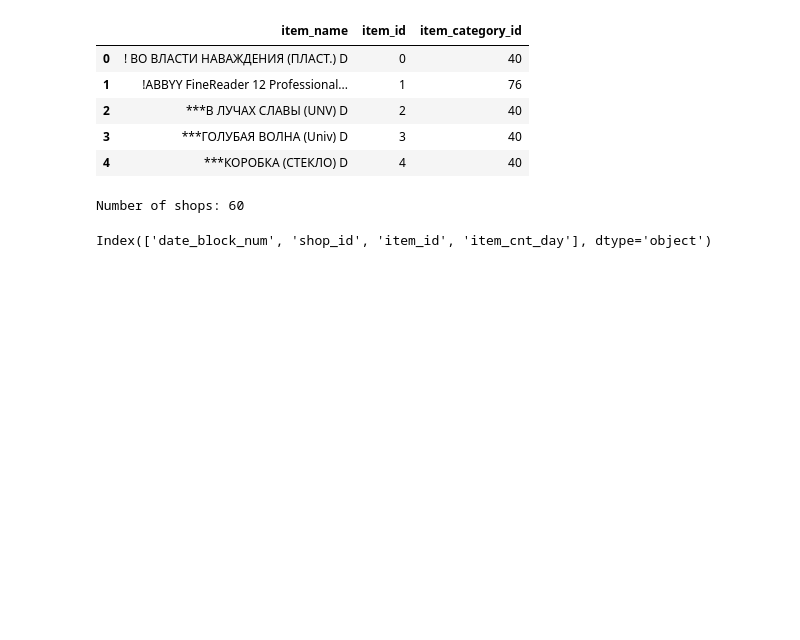
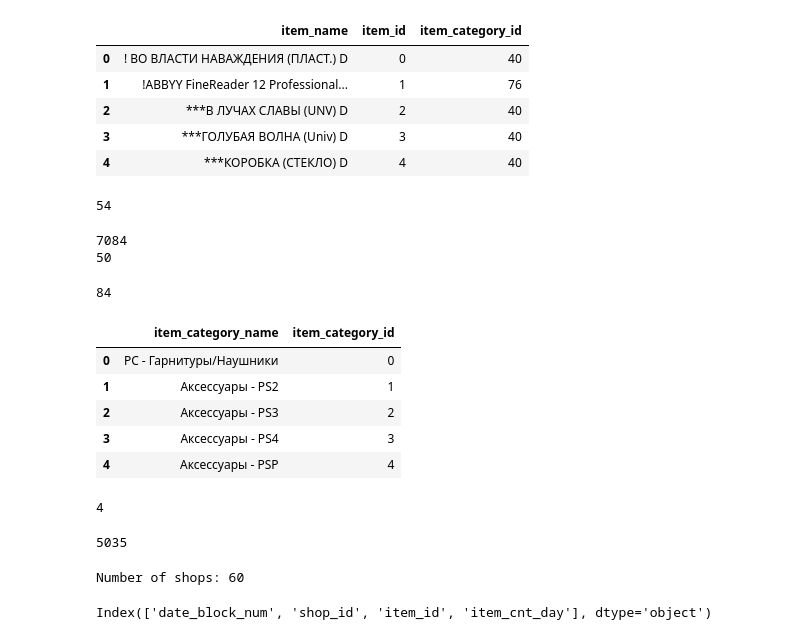
Before and after one commit to chiahsun/problem_solving, a Jupyter notebook: kaggle/competitive-data-science-predict-future-sales/CNN.ipynb, the cells around one changed output. Drawn from its saved outputs; the diff is of its cells as text; code cells hidden in the pictures; blank space fills up the shorter version.

```diff
--- a/kaggle/competitive-data-science-predict-future-sales/CNN.ipynb
+++ b/kaggle/competitive-data-science-predict-future-sales/CNN.ipynb
@@ -67,16 +67,45 @@ Number of items: 22170
 | 2 | ***В ЛУЧАХ СЛАВЫ (UNV) D | 2 | 40 |
 | 3 | ***ГОЛУБАЯ ВОЛНА (Univ) D | 3 | 40 |
 | 4 | ***КОРОБКА (СТЕКЛО) D | 4 | 40 |
-# %%
-# These seems not so useful for now
-# item_categories = pd.read_csv('./input/competitive-data-science-predict-future-sales/item_categories.csv')
-# item_categories.head()
-shops = pd.read_csv('./input/competitive-data-science-predict-future-sales/shops.csv')
-# shops.head()
-num_shops = len(shops)
-print(f'Number of shops: {num_shops}')
-# %% [output]
-Number of shops: 60
+# %%
+arr = list(map(lambda id: train[train.item_id == id].shop_id.nunique(), range(10))) # len(items)
+max(arr)
+# %% [output]
+54
+# %%
+print(train[train.shop_id == 5].item_id.nunique())
+print(train[train.item_id == 5037].shop_id.nunique())
+# %% [output]
+7084
+50
+# %%
+item_categories = pd.read_csv('./input/competitive-data-science-predict-future-sales/item_categories.csv')
+print(len(item_categories))
+item_categories.head()
+# %% [output]
+84
+|  | item_category_name | item_category_id |
+| 0 | PC - Гарнитуры/Наушники | 0 |
+| 1 | Аксессуары - PS2 | 1 |
+| 2 | Аксессуары - PS3 | 2 |
+| 3 | Аксессуары - PS4 | 3 |
+| 4 | Аксессуары - PSP | 4 |
+# %%
+# items[items.item_id == 0]
+print(len(items[items.item_category_id == 0]))
+list(map(lambda id: len(items[items.item_category_id == id]), range(len(item_categories))))[:5]
+max(list(map(lambda id: len(items[items.item_category_id == id]), range(len(item_categories)))))
+# def get_related_items_by_category():
+# %% [output]
+4
+5035
+# %%
+shops = pd.read_csv('./input/competitive-data-science-predict-future-sales/shops.csv')
+# shops.head()
+num_shops = len(shops)
+print(f'Number of shops: {num_shops}')
+# %% [output]
+Number of shops: 60
 # %%
 A = train.copy()
 A.pop('date')
```
Also changed, not shown: parts of 13 cells of this notebook.
